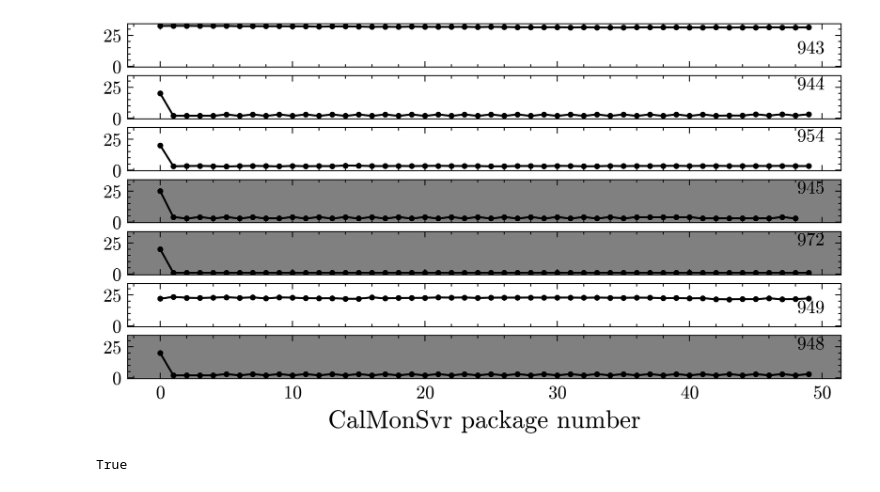
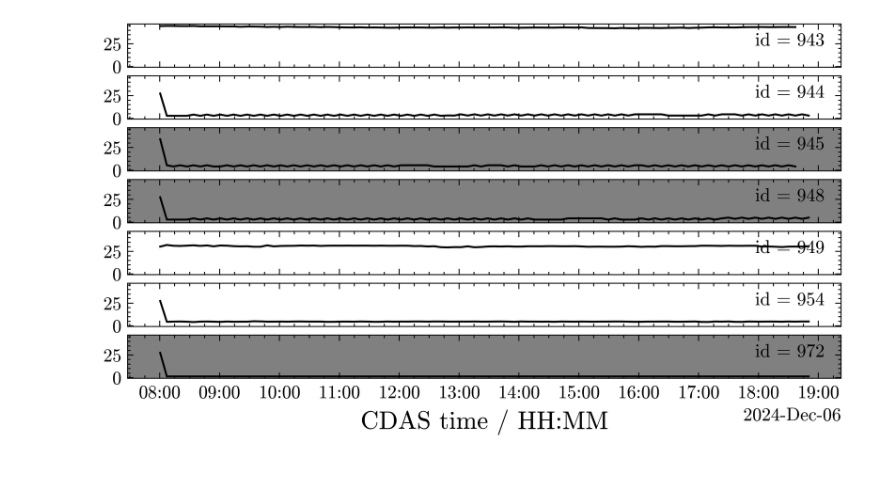
Before and after one commit to Quizznor/phd-thesis, a Jupyter notebook: Projects/uub_integration_tests/monitoringIntegration/read_packs.ipynb, the cells around one changed output. Saved outputs shown, nothing was run; the diff lists cells and outputs as text; code cells hidden in the pictures.

```diff
--- a/Projects/uub_integration_tests/monitoringIntegration/read_packs.ipynb
+++ b/Projects/uub_integration_tests/monitoringIntegration/read_packs.ipynb
@@ -45,50 +45,36 @@ with open('/home/filip/Desktop/monitoring_packs/monit_2024_12_06.packs.nobackup'
-# %%
-import numpy as np
-
-peaks = []
-station_id = 136
-
-for e in examples:
-        data = e['1']['data']
-        peaks.append([struct.unpack('d', data[i:i+8])[0] for i in range(0, len(data), 8)])
-
-peaks = np.array(peaks)
-# %%
-import matplotlib.pyplot as plt
-
-for i in range(4):
-    plt.plot(range(len(peaks)), peaks[:, i], label=i)
-
-plt.legend()
 # %%
 from utils.binaries import *
 from utils.plotting import *
+from datetime import datetime
+import matplotlib.dates as mdates
+
+start_ack = datetime.strptime("Dec 06 08:00:27 2024", "%b %d %H:%M:%S %Y").timestamp()  # from IkLog
 
 fig, axes = plt.subplots(7, 1, sharex=True, sharey=True)
 
-LsId = [943, 944, 954, 945, 972, 949, 948]
-noSSD = ["948", "945", "972"]
-peaks = {str(id): [] for id in LsId}
+LsId = [943, 944, 945, 948, 949, 954, 972]
+noSSD = [948, 945, 972]
+peaks = {id: [] for id in LsId}
 
 convert = lambda d: [struct.unpack('d', d[i:i+8])[0] for i in range(0, len(d), 8)]
 
 for e in official_daq:
-    if e[1] is None: continue
-    elif e[0] == 136: continue
-    peaks[str(e[0])].append(convert(e[1]))
+    if e[0] == 136: continue
+    elif e[1] is None: peaks[e[0]]; continue
+    peaks[e[0]].append(convert(e[1]))
 
 for (id, val), ax in zip(peaks.items(), axes):
     # for i in range(4):
     #    ax.plot(range(len(val)), np.array(val)[:, i], label=i)
 
     if id in noSSD: ax.set_facecolor('#808080')
-    ax.plot(range(len(val)), np.array(val)[:, 3]/1.17)
-    ax.legend(title=id)
+    ax.plot(plot.to_datetime(start_ack + 402 * np.arange(len(val))), np.array(val)[:, 3]*1.17, ls='solid', marker='none')
+    ax.legend(title=f"{id = }", loc='center right')
 
-_ = ax.set_xlabel("CalMonSvr package number")
+locator = mdates.AutoDateLocator()
+formatter = mdates.ConciseDateFormatter(locator)
+ax.xaxis.set_major_formatter(formatter)
+
+_ = ax.set_xlabel("CDAS time / HH:MM")
 # %% [output]
-[figure, old version]
+[figure, new version]
-# %%
-print(945 in noSSD)
-# %% [output]
-True
```
Also changed, not shown: parts of 5 cells of this notebook, 3 other files.
